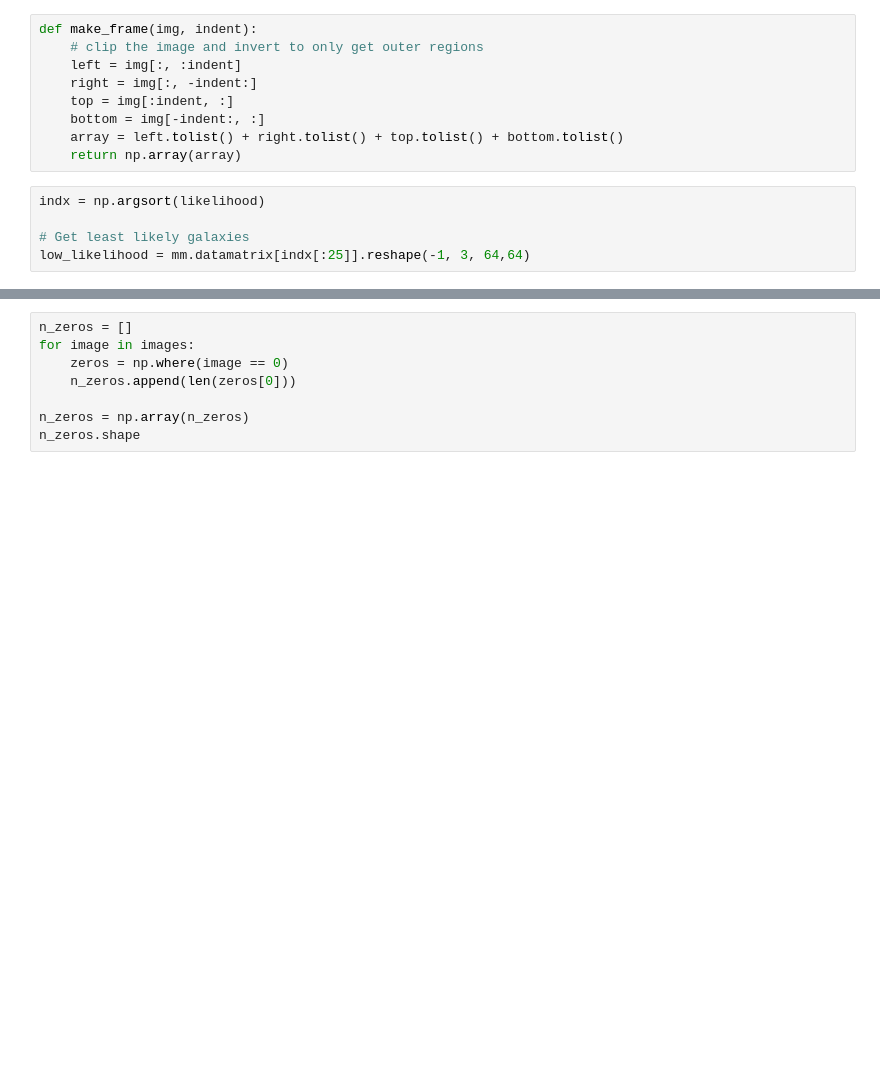
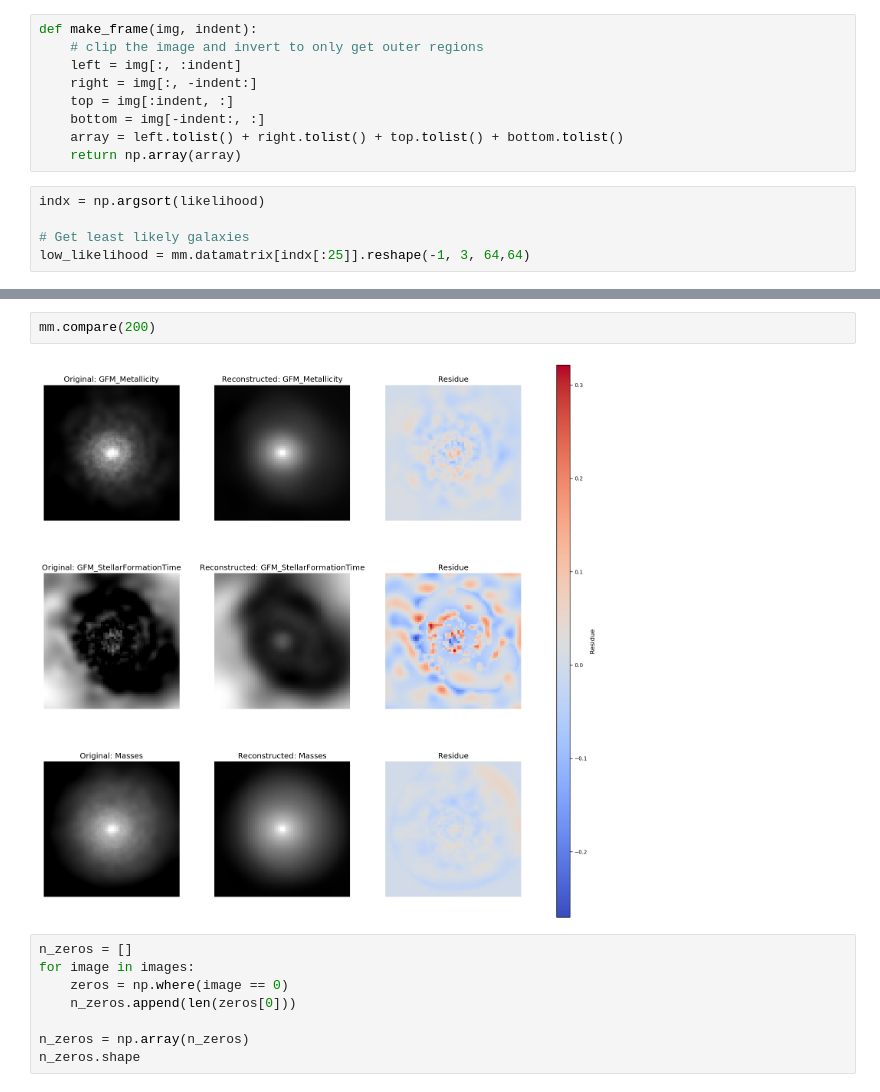
Before and after one commit to ufuk-cakir/MEGS, a Jupyter notebook: src/example.ipynb, the cells around one changed output, grey strips where cells are left out. Saved outputs shown, nothing was run; the diff lists cells and outputs as text; blank space fills up the shorter version.

```diff
--- a/src/example.ipynb
+++ b/src/example.ipynb
@@ -128,3 +136,7 @@ low_likelihood = mm.datamatrix[indx[:25]].reshape(-1, 3, 64,64)
+# %%
+mm.compare(200)
+# %% [output]
+[figure, added]
 # %%
 n_zeros = []
 for image in images:
```
Also changed, not shown: parts of 18 cells of this notebook, 9 other files.
